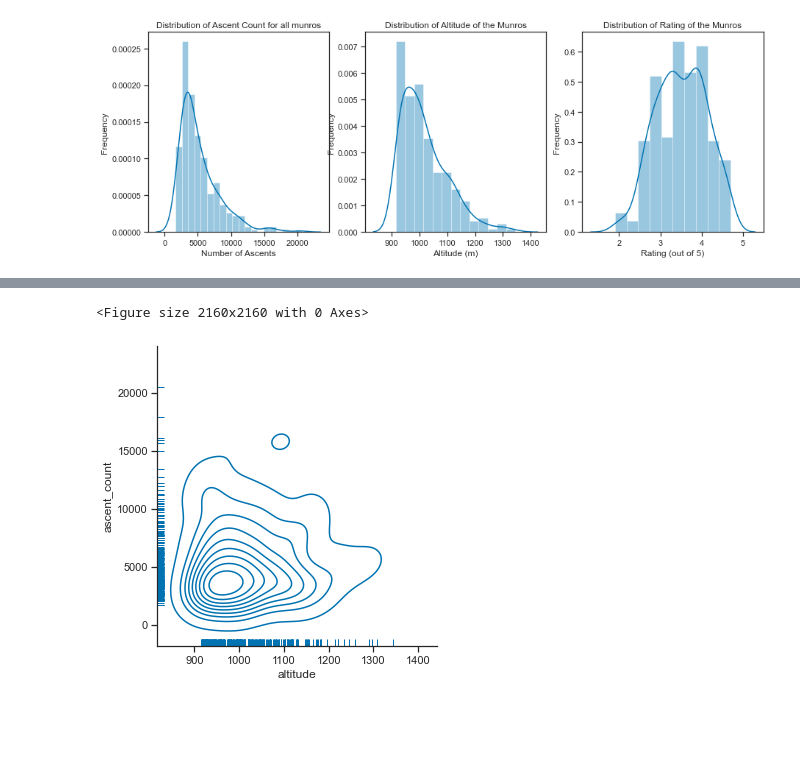
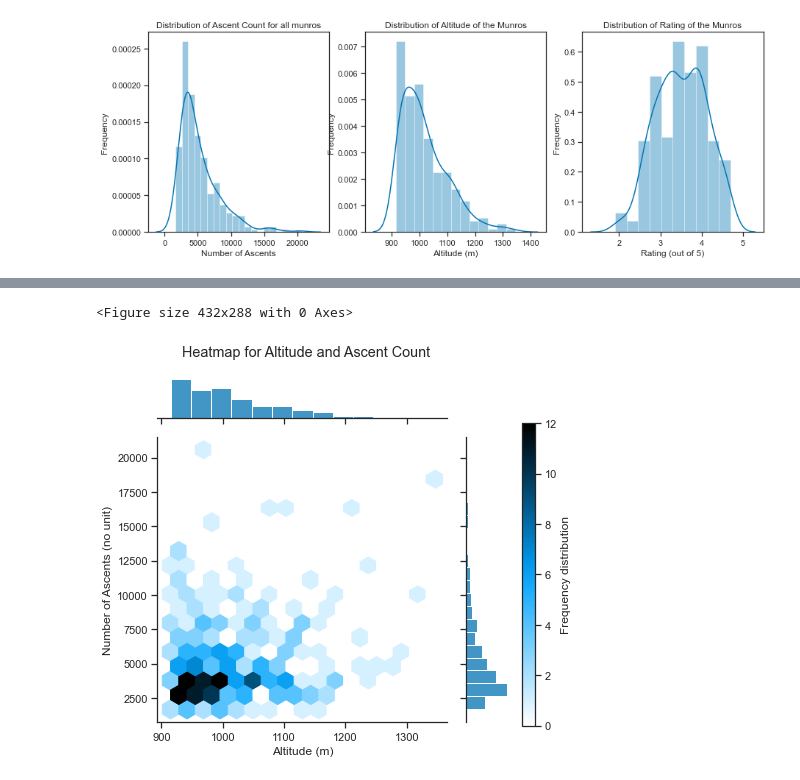
Before and after one commit to filipbalucha/FDS_final_project, a Jupyter notebook: visualization.ipynb, the cells around one changed output, grey strips where cells are left out. Drawn from its saved outputs; the diff is of its cells as text; code cells hidden in the pictures; blank space fills up the shorter version.

```diff
--- a/visualization.ipynb
+++ b/visualization.ipynb
@@ -81,10 +71,15 @@ plt.show()
-# %%
-# getting a contour of distribution with a rug
-# NO NEED - CHOOSE ABOVE TWO
-plt.figure(figsize=(30,30))
-sns.displot(x=df['altitude'],y=df['ascent_count'], kind='kde', rug=True)
-plt.show()
-# outlier visible
-# %% [output]
-<Figure size 2160x2160 with 0 Axes>
-[figure, removed]
+# %%
+# getting a heatmap of bivariate distribution
+plt.figure(figsize=(6,4))
+ax1 = sns.jointplot(x=df['altitude'],y=df['ascent_count'], kind='hex')
+plt.ylabel('Number of Ascents (no unit)')
+plt.xlabel('Altitude (m)')
+plt.suptitle('Heatmap for Altitude and Ascent Count')
+plt.tight_layout()
+cbar_ax = ax1.fig.add_axes([1, 0.1, .03, .7])
+cb = plt.colorbar(cax = cbar_ax)
+cb.set_label('Frequency distribution')
+plt.show()
+# %% [output]
+<Figure size 432x288 with 0 Axes>
+[figure, added]
```
Also changed, not shown: parts of 9 cells of this notebook.
